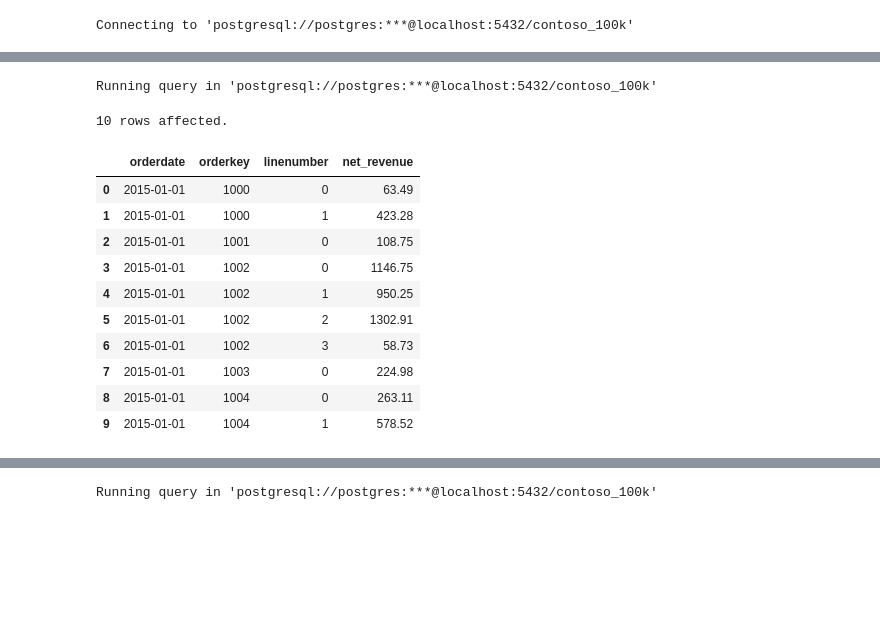
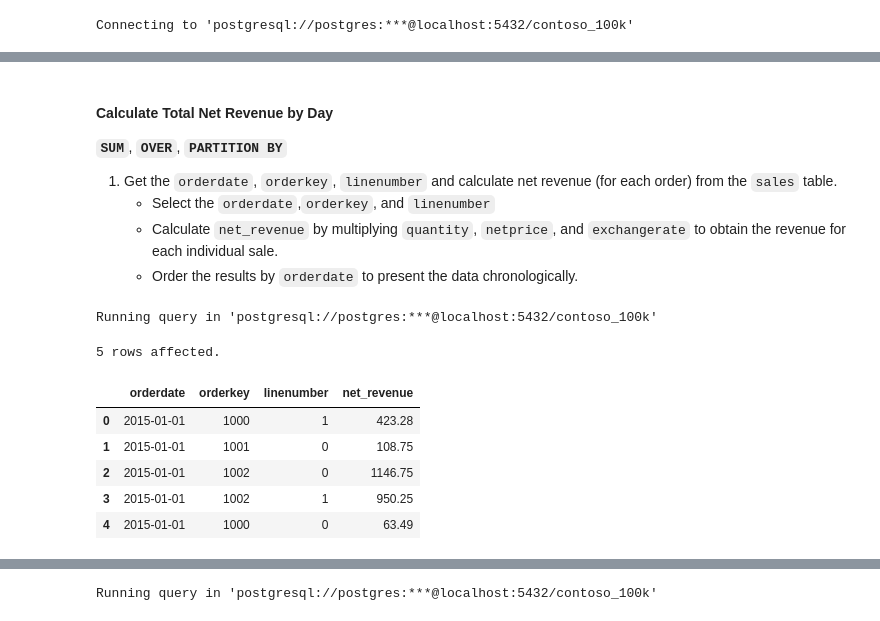
Before and after one commit to anshjw/data-analytics-learning, a Jupyter notebook: Int_SQL/3_Windows_Function/1_Syntax.ipynb, the cells around one changed output, grey strips where cells are left out. Drawn from its saved outputs; the diff is of its cells as text; code cells hidden in the pictures; blank space fills up the shorter version.

```diff
--- a/Int_SQL/3_Windows_Function/1_Syntax.ipynb
+++ b/Int_SQL/3_Windows_Function/1_Syntax.ipynb
@@ -117,25 +169,31 @@ Running query in 'postgresql://postgres:***@localhost:5432/contoso_100k'
+# %% [markdown]
+#### Calculate Total Net Revenue by Day
+
+**`SUM`**, **`OVER`**, **`PARTITION BY`**
+
+1. Get the `orderdate`, `orderkey`, `linenumber` and calculate net revenue (for each order) from the `sales` table.
+    - Select the `orderdate`,`orderkey`, and `linenumber`
+    - Calculate `net_revenue` by multiplying `quantity`, `netprice`, and `exchangerate` to obtain the revenue for each individual sale.
+    - Order the results by `orderdate` to present the data chronologically.
 # %%
 %%sql
 
 SELECT
     orderdate,
     orderkey,
     linenumber,
     (quantity * netprice * exchangerate) AS net_revenue
 FROM
     sales
-LIMIT 10
+ORDER BY
+    orderdate
+LIMIT 5;
 # %% [output]
 Running query in 'postgresql://postgres:***@localhost:5432/contoso_100k'
-10 rows affected.
+5 rows affected.
 |  | orderdate | orderkey | linenumber | net_revenue |
-| 0 | 2015-01-01 | 1000 | 0 | 63.49 |
-| 1 | 2015-01-01 | 1000 | 1 | 423.28 |
-| 2 | 2015-01-01 | 1001 | 0 | 108.75 |
-| 3 | 2015-01-01 | 1002 | 0 | 1146.75 |
-| 4 | 2015-01-01 | 1002 | 1 | 950.25 |
-| 5 | 2015-01-01 | 1002 | 2 | 1302.91 |
-| 6 | 2015-01-01 | 1002 | 3 | 58.73 |
-| 7 | 2015-01-01 | 1003 | 0 | 224.98 |
-| 8 | 2015-01-01 | 1004 | 0 | 263.11 |
-| 9 | 2015-01-01 | 1004 | 1 | 578.52 |
+| 0 | 2015-01-01 | 1000 | 1 | 423.28 |
+| 1 | 2015-01-01 | 1001 | 0 | 108.75 |
+| 2 | 2015-01-01 | 1002 | 0 | 1146.75 |
+| 3 | 2015-01-01 | 1002 | 1 | 950.25 |
+| 4 | 2015-01-01 | 1000 | 0 | 63.49 |
```
Also changed, not shown: parts of 25 cells of this notebook.
